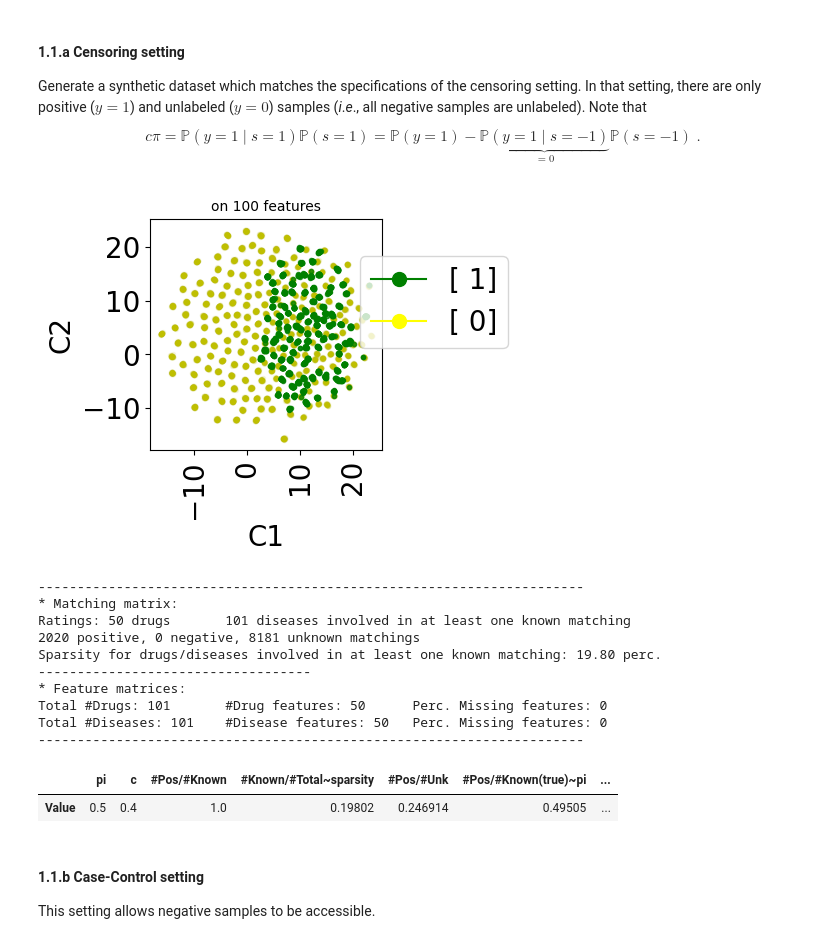
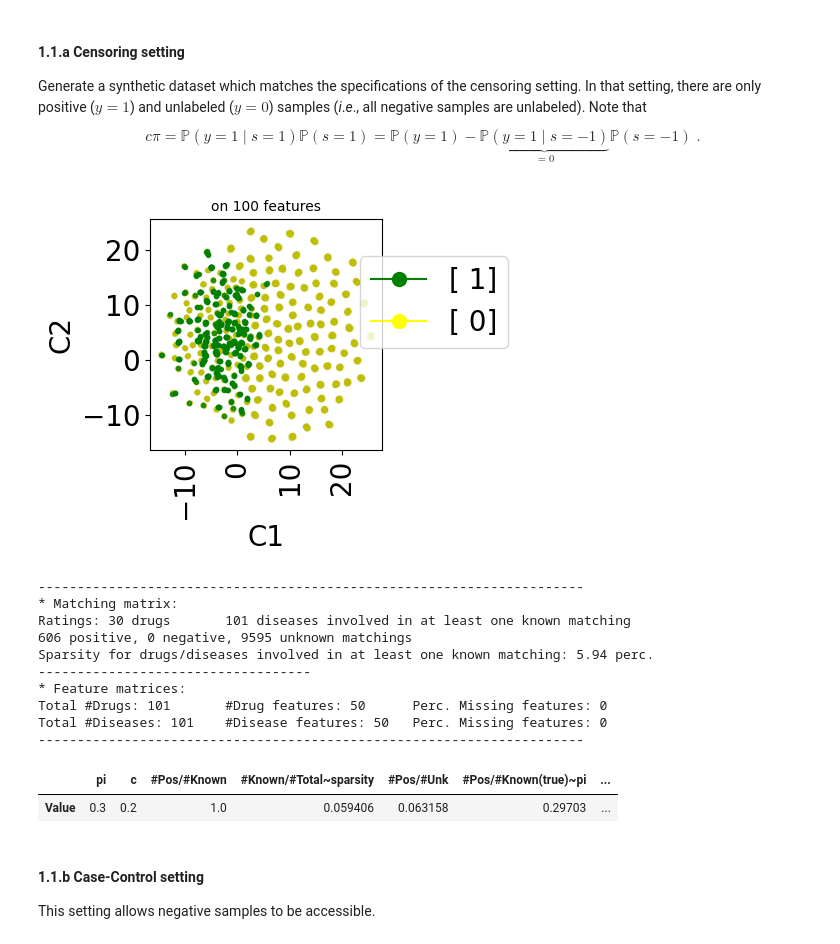
Before and after one commit to jaybee84/benchscofi, a Jupyter notebook: Class prior estimation.ipynb, the cells around one changed output. Saved outputs shown, nothing was run; the diff lists cells and outputs as text; code cells hidden in the pictures.

Commit message:
<files> tested class prior estimations + setup benchmark notebook

```diff
--- a/Class prior estimation.ipynb
+++ b/Class prior estimation.ipynb
@@ -55,16 +51,18 @@ def print_naive_estimators(dataset, labels_mat, true_args):
     pos_total = np.sum(dataset.ratings_mat>0)/np.prod(dataset.ratings_mat.shape)
     known_total = np.sum(dataset.ratings_mat!=0)/np.prod(dataset.ratings_mat.shape)
     pos_unk = np.sum(dataset.ratings_mat>0)/np.sum(dataset.ratings_mat==0)
+    neg_pos = np.sum(dataset.ratings_mat<0)/np.sum(dataset.ratings_mat>0)
     pos_known_true = np.nan if(labels_mat is None) else np.sum(labels_mat.values>0)/np.prod(labels_mat.values.shape)
     return pd.DataFrame(
         [
             [true_args[arg] for arg in true_args]
             +[pos_known, known_total, pos_unk, pos_known_true,
               pos_total/true_args["pi"] if ("pi" in true_args) else np.nan,
-              pos_total/pos_known_true if (labels_mat is not None) else np.nan]
+              pos_total/pos_known_true if (labels_mat is not None) else np.nan,
+              neg_pos]
         ],
         columns=[arg for arg in true_args]+["#Pos/#Known", "#Known/#Total~sparsity", "#Pos/#Unk",
-                "#Pos/#Known(true)~pi", "#Pos/(#Total*pi)~c", "(#Pos/#Total)/(#Pos/#Known(true))~c"],
+                "#Pos/#Known(true)~pi", "#Pos/(#Total*pi)~c", "(#Pos/#Total)/(#Pos/#Known(true))~c", "#Neg/#Pos"],
         index=["Value"],
     )
 
@@ -77,37 +75,36 @@ synthetic_params = {
 Generate a synthetic dataset which matches the specifications of the censoring setting. In that setting, there are only positive ($y=1$) and unlabeled ($y=0$) samples (*i*.*e*., all negative samples are unlabeled). Note that
 $$c \pi = \mathbb{P}(y=1 \mid s=1)\mathbb{P}(s=1) = \mathbb{P}(y=1)-\underbrace{\mathbb{P}(y=1 \mid s=-1)}_{=0}\mathbb{P}(s=-1)\;.$$
 # %%
-reload(benchscofi.utils.prior_estimation)
 from benchscofi.utils.prior_estimation import generate_Censoring_dataset
 
-true_args_censoring = {"pi": 0.5, "c":0.4}
+true_args_censoring = {"pi": 0.3, "c":0.2}
 censoring_params = {}
 censoring_params.update(true_args_censoring)
 censoring_params.update(synthetic_params)
 
-censoring_di, labels_mat = generate_Censoring_dataset(**censoring_params)
+censoring_di, censoring_labels_mat = generate_Censoring_dataset(**censoring_params)
 censoring_dt = stanscofi.datasets.Dataset(**censoring_di)
 censoring_dt.visualize(withzeros=True, figsize=(3,3), dimred_args={"n_neighbors": 10})
 
 censoring_dt.summary()
 
-print_naive_estimators(censoring_dt, labels_mat, true_args_censoring)
+print_naive_estimators(censoring_dt, censoring_labels_mat, true_args_censoring)
 ## pi ~ #pos/#total in the true labels matrix which is OK
 ## c ~ (#pos/#total)/pi in the ratings matrix which is OK
 # %% [output]
-[figure, old version]
+[figure, new version]
 ----------------------------------------------------------------------
 * Matching matrix:
-Ratings: 50 drugs       101 diseases involved in at least one known matching
-2020 positive, 0 negative, 8181 unknown matchings
-Sparsity for drugs/diseases involved in at least one known matching: 19.80 perc.
+Ratings: 30 drugs       101 diseases involved in at least one known matching
+606 positive, 0 negative, 9595 unknown matchings
+Sparsity for drugs/diseases involved in at least one known matching: 5.94 perc.
 -----------------------------------
 * Feature matrices:
 Total #Drugs: 101       #Drug features: 50      Perc. Missing features: 0
 Total #Diseases: 101    #Disease features: 50   Perc. Missing features: 0
 ----------------------------------------------------------------------
 |  | pi | c | #Pos/#Known | #Known/#Total~sparsity | #Pos/#Unk | #Pos/#Known(true)~pi | ... |
-| Value | 0.5 | 0.4 | 1.0 | 0.19802 | 0.246914 | 0.49505 | ... |
+| Value | 0.3 | 0.2 | 1.0 | 0.059406 | 0.063158 | 0.29703 | ... |
 # %% [markdown]
 #### 1.1.b  Case-Control setting
 
```
Also changed, not shown: parts of 39 cells of this notebook, 3 other files.
